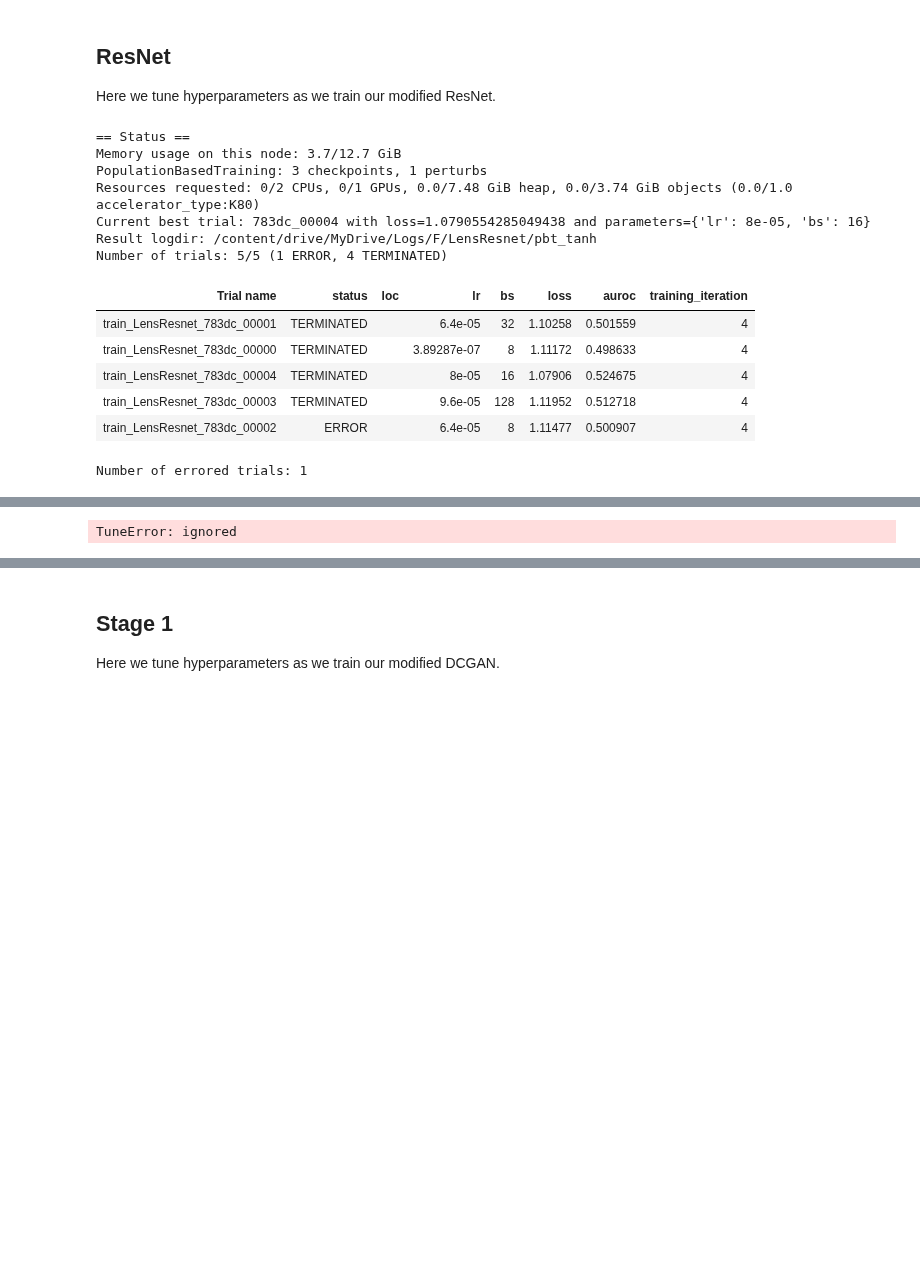
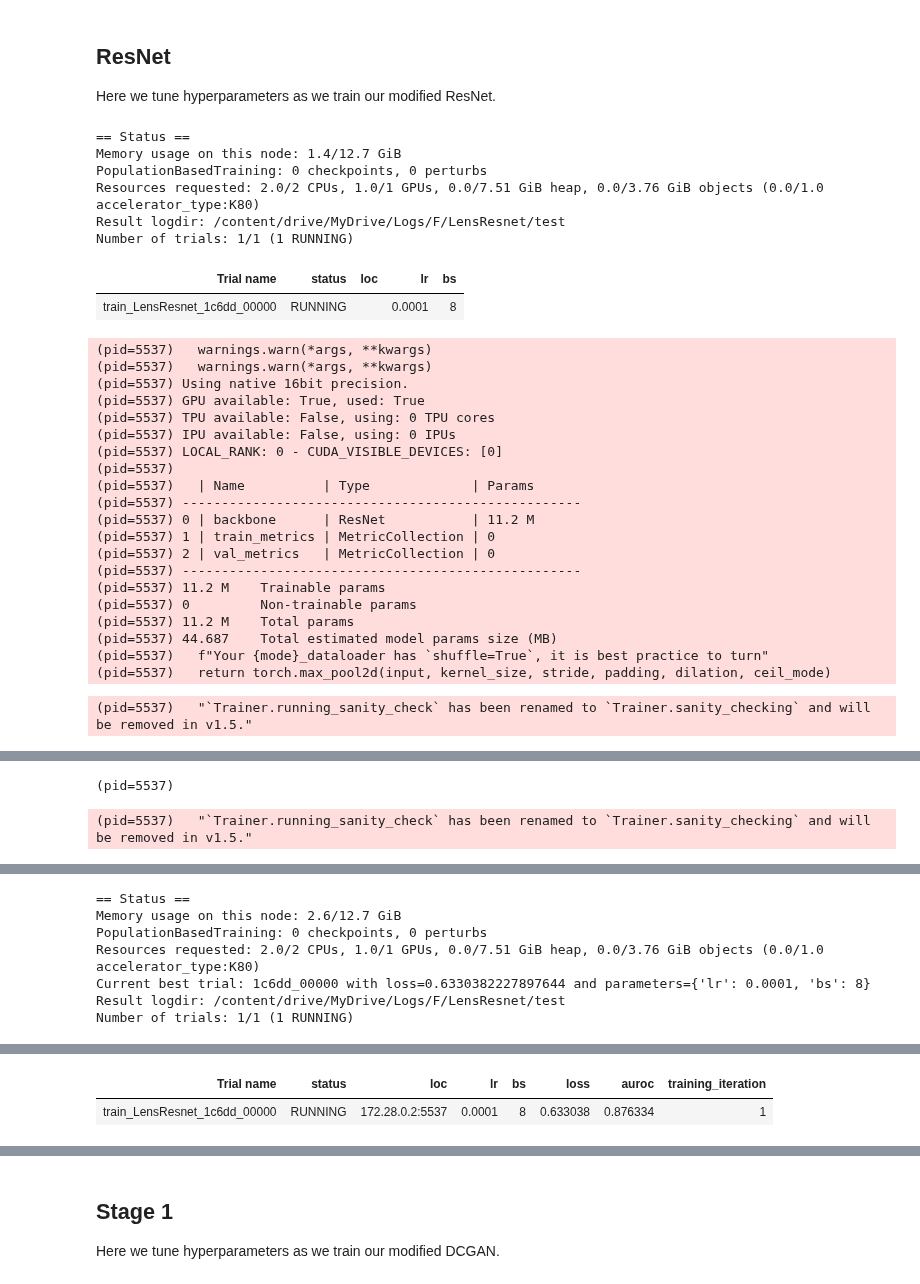
Before and after one commit to souravraha/galaxy, a Jupyter notebook: Lightning_Tune.ipynb, the cells around one changed output, grey strips where cells are left out. Cells and saved outputs as stored; diff of their text form; code cells hidden in the pictures; blank space fills up the shorter version.

```diff
--- a/Lightning_Tune.ipynb
+++ b/Lightning_Tune.ipynb
@@ -262,2 +252,0 @@ m = DCGAN()
-# %%
-inp = torch.rand(20, 100, 20, 30)
@@ -702,11 +709,13 @@ def train_LensResnet(config, checkpoint_dir=None, num_epochs=10, num_gpus=torch.
                     'auroc': 'LensResnet/val/auroc',
                 },
             ),
+            ModuleDataMonitor(True),
+
         ],
         'stochastic_weight_avg' : True,
         # works with only one optimizer
-        # 'benchmark' : True,
-        # 'precision' : 16,
+        'benchmark' : True,
+        'precision' : 16,
         # 'gradient_clip_val' : 0.5,
         # 'gradient_clip_algorithm' : 'value',
     }
@@ -733,7 +742,7 @@ def tune_LensResnet_pbt(num_samples=10, num_epochs=10, gpus_per_trial=torch.cuda
             num_gpus=gpus_per_trial
         ),
         # Change the folder name when changing dataset--------------------------------------------------------------------------
-        name='F/LensResnet/pbt_tanh',
+        name='F/LensResnet/test',
         metric='loss',
         mode='min',
         # stop=TrialPlateauStopper('auroc'),
@@ -753,57 +762,61 @@ def tune_LensResnet_pbt(num_samples=10, num_epochs=10, gpus_per_trial=torch.cuda
                                                 'lr': tune.loguniform(1e-7, 1e-1),
                                                 'bs': [8, 16, 32, 64, 128],
                                             },
         ),
         progress_reporter=JupyterNotebookReporter(
-            overwrite=True,
+            overwrite=False,
             parameter_columns=['lr', 'bs'],
             metric_columns=['loss', 'auroc', 'training_iteration'],
         ),
         fail_fast = True,
         # reuse_actors=True,
         num_samples=num_samples,
-        resume='PROMPT',
-        # restore='/content/drive/MyDrive/Logs/delete/train_LensResnet_e42ac_00025_25_batch_size=8,learning_rate=0.01,n_fmaps=8_2021-07-28_21-16-18/checkpoint_epoch=4-step=2339',
-        # restore='/content/drive/MyDrive/Logs/delete/train_LensResnet_e42ac_00027_27_batch_size=32,learning_rate=0.01,n_fmaps=8_2021-07-28_21-27-00/checkpoint_epoch=6-step=818',
-        # restore='/content/drive/MyDrive/Logs/delete/train_LensResnet_e42ac_00056_56_batch_size=16,learning_rate=0.001,n_fmaps=16_2021-07-29_00-13-37/checkpoint_epoch=3-step=935',
-        # restore='/content/drive/MyDrive/Logs/delete/train_LensResnet_e42ac_00060_60_batch_size=8,learning_rate=0.01,n_fmaps=16_2021-07-29_06-58-44/checkpoint_epoch=3-step=1871',
-        # restore='/content/drive/MyDrive/Logs/delete/train_LensResnet_e42ac_00061_61_batch_size=16,learning_rate=0.01,n_fmaps=16_2021-07-29_02-41-53/checkpoint_epoch=4-step=1169',
-        # restore='/content/drive/MyDrive/Logs/delete/train_LensResnet_e42ac_00061_61_batch_size=16,learning_rate=0.01,n_fmaps=16_2021-07-29_06-58-44/checkpoint_epoch=4-step=1169',
-        # restore='/content/drive/MyDrive/Logs/delete/train_LensResnet_e42ac_00062_62_batch_size=32,learning_rate=0.01,n_fmaps=16_2021-07-29_06-58-44/checkpoint_epoch=4-step=584',
-        # restore='/content/drive/MyDrive/Logs/delete/train_LensResnet_e42ac_00091_91_batch_size=16,learning_rate=0.001,n_fmaps=32_2021-07-29_15-46-04/checkpoint_epoch=2-step=701',
-        # restore='/content/drive/MyDrive/Logs/delete/train_LensResnet_e42ac_00094_94_batch_size=128,learning_rate=0.001,n_fmaps=32_2021-07-29_18-06-24/checkpoint_epoch=2-step=86',
-        # restore='/content/drive/MyDrive/Logs/delete/train_LensResnet_e42ac_00096_96_batch_size=16,learning_rate=0.01,n_fmaps=32_2021-07-29_18-06-24/checkpoint_epoch=2-step=701',
-        # restore='/content/drive/MyDrive/Logs/delete/train_LensResnet_e42ac_00097_97_batch_size=32,learning_rate=0.01,n_fmaps=32_2021-07-29_18-06-24/checkpoint_epoch=2-step=350',
+        # resume='PROMPT',
     )
     print('Best checkpoint path found is: ', analysis.best_checkpoint)
 
 # __tune_pbt_end__
 
 if __name__ == '__main__':
     import argparse
 
     parser = argparse.ArgumentParser()
     parser.add_argument(
         '--smoke-test', action='store_true', help='Finish quickly for testing')
     args, _ = parser.parse_known_args()
 
     if args.smoke_test:
         tune_LensResnet_pbt(num_samples=1, num_epochs=6, gpus_per_trial=torch.cuda.device_count())
     else:
         # pbt scheduler
-        tune_LensResnet_pbt(num_samples=5, num_epochs=5, gpus_per_trial=torch.cuda.device_count())
+        tune_LensResnet_pbt(num_samples=1, num_epochs=5, gpus_per_trial=torch.cuda.device_count())
 # %% [output]
 == Status ==
-Memory usage on this node: 3.7/12.7 GiB
-PopulationBasedTraining: 3 checkpoints, 1 perturbs
-Resources requested: 0/2 CPUs, 0/1 GPUs, 0.0/7.48 GiB heap, 0.0/3.74 GiB objects (0.0/1.0 accelerator_type:K80)
-Current best trial: 783dc_00004 with loss=1.0790554285049438 and parameters={'lr': 8e-05, 'bs': 16}
-Result logdir: /content/drive/MyDrive/Logs/F/LensResnet/pbt_tanh
-Number of trials: 5/5 (1 ERROR, 4 TERMINATED)
+Memory usage on this node: 1.4/12.7 GiB
+PopulationBasedTraining: 0 checkpoints, 0 perturbs
+Resources requested: 2.0/2 CPUs, 1.0/1 GPUs, 0.0/7.51 GiB heap, 0.0/3.76 GiB objects (0.0/1.0 accelerator_type:K80)
+Result logdir: /content/drive/MyDrive/Logs/F/LensResnet/test
+Number of trials: 1/1 (1 RUNNING)
-| Trial name | status | loc | lr | bs | loss | auroc | training_iteration |
-| train_LensResnet_783dc_00001 | TERMINATED |  | 6.4e-05 | 32 | 1.10258 | 0.501559 | 4 |
-| train_LensResnet_783dc_00000 | TERMINATED |  | 3.89287e-07 | 8 | 1.11172 | 0.498633 | 4 |
-| train_LensResnet_783dc_00004 | TERMINATED |  | 8e-05 | 16 | 1.07906 | 0.524675 | 4 |
-| train_LensResnet_783dc_00003 | TERMINATED |  | 9.6e-05 | 128 | 1.11952 | 0.512718 | 4 |
-| train_LensResnet_783dc_00002 | ERROR |  | 6.4e-05 | 8 | 1.11477 | 0.500907 | 4 |
+| Trial name | status | loc | lr | bs |
+| train_LensResnet_1c6dd_00000 | RUNNING |  | 0.0001 | 8 |
-Number of errored trials: 1
+(pid=5537)   warnings.warn(*args, **kwargs)
+(pid=5537)   warnings.warn(*args, **kwargs)
+(pid=5537) Using native 16bit precision.
+(pid=5537) GPU available: True, used: True
+(pid=5537) TPU available: False, using: 0 TPU cores
+(pid=5537) IPU available: False, using: 0 IPUs
+(pid=5537) LOCAL_RANK: 0 - CUDA_VISIBLE_DEVICES: [0]
+(pid=5537)
+(pid=5537)   | Name          | Type             | Params
+(pid=5537) ---------------------------------------------------
+(pid=5537) 0 | backbone      | ResNet           | 11.2 M
+(pid=5537) 1 | train_metrics | MetricCollection | 0
+(pid=5537) 2 | val_metrics   | MetricCollection | 0
+(pid=5537) ---------------------------------------------------
+(pid=5537) 11.2 M    Trainable params
+(pid=5537) 0         Non-trainable params
+(pid=5537) 11.2 M    Total params
+(pid=5537) 44.687    Total estimated model params size (MB)
+(pid=5537)   f"Your {mode}_dataloader has `shuffle=True`, it is best practice to turn"
+(pid=5537)   return torch.max_pool2d(input, kernel_size, stride, padding, dilation, ceil_mode)
+(pid=5537)   "`Trainer.running_sanity_check` has been renamed to `Trainer.sanity_checking` and will be removed in v1.5."
@@ -809,0 +824,2 @@ Number of errored trials: 1
+(pid=5537)
+(pid=5537)   "`Trainer.running_sanity_check` has been renamed to `Trainer.sanity_checking` and will be removed in v1.5."
@@ -809,0 +844,7 @@ Number of errored trials: 1
+== Status ==
+Memory usage on this node: 2.6/12.7 GiB
+PopulationBasedTraining: 0 checkpoints, 0 perturbs
+Resources requested: 2.0/2 CPUs, 1.0/1 GPUs, 0.0/7.51 GiB heap, 0.0/3.76 GiB objects (0.0/1.0 accelerator_type:K80)
+Current best trial: 1c6dd_00000 with loss=0.6330382227897644 and parameters={'lr': 0.0001, 'bs': 8}
+Result logdir: /content/drive/MyDrive/Logs/F/LensResnet/test
+Number of trials: 1/1 (1 RUNNING)
@@ -812 +852,0 @@ Number of errored trials: 1
-TuneError: ignored
@@ -812,0 +860,2 @@ TuneError: ignored
+| Trial name | status | loc | lr | bs | loss | auroc | training_iteration |
+| train_LensResnet_1c6dd_00000 | RUNNING | 172.28.0.2:5537 | 0.0001 | 8 | 0.633038 | 0.876334 | 1 |
```
Also changed, not shown: parts of 22 cells of this notebook.
